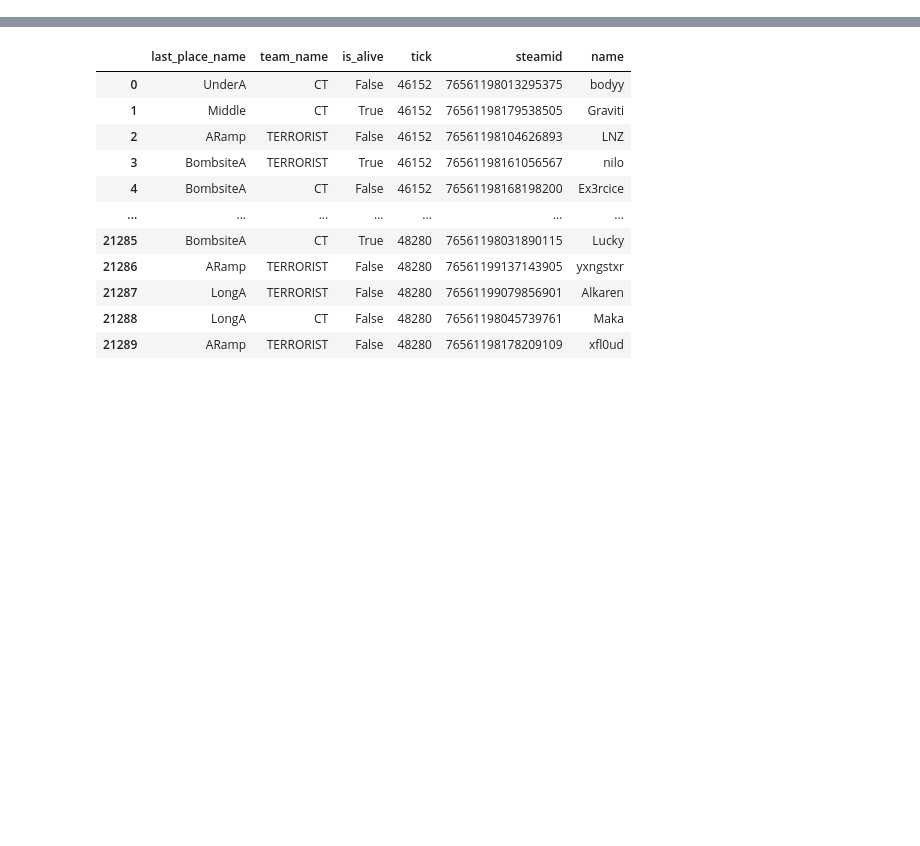
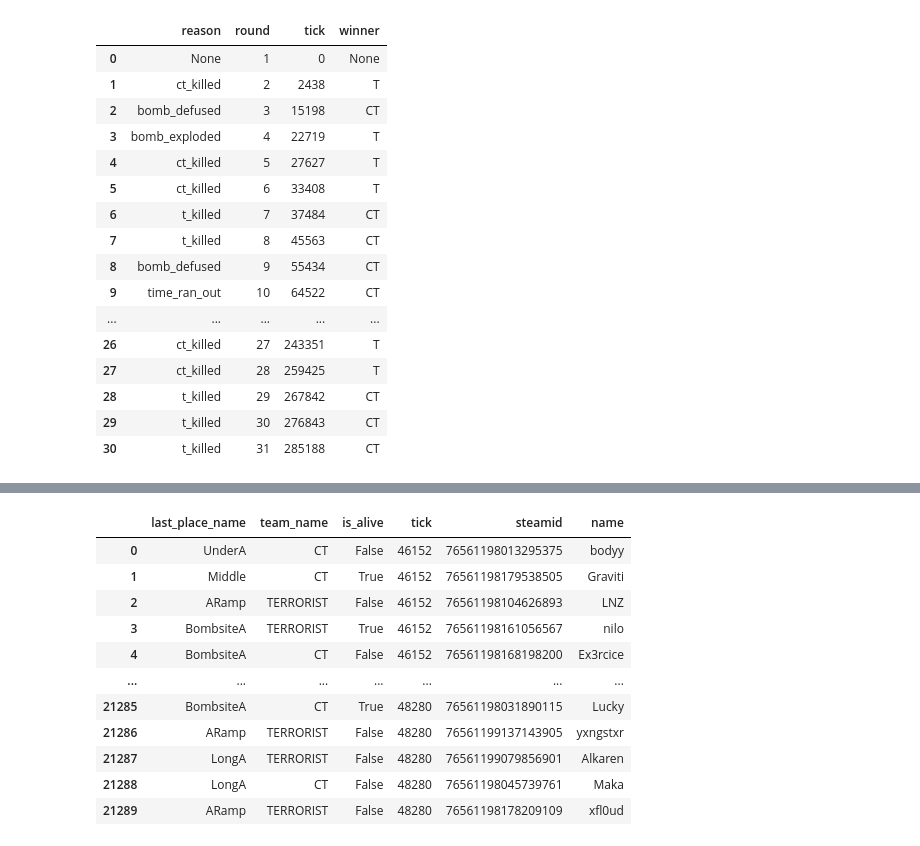
Before and after one commit to Zak9O/process-csgo-star-team, a Jupyter notebook: Experiment.ipynb, the cells around one changed output, grey strips where cells are left out. Cells and saved outputs as stored; diff of their text form; code cells hidden in the pictures; blank space fills up the shorter version.

```diff
--- a/Experiment.ipynb
+++ b/Experiment.ipynb
@@ -2,10 +4,10 @@
 from parser import Parser
 from demoparser2 import DemoParser
 # %%
-parser: DemoParser = DemoParser("heroic-vs-3dmax-m1-dust2.dem")
-parser_attributes = ["total_rounds_played"]
+parser: DemoParser = DemoParser("./Heroric_Dust2_demos/drgn-vs-ursa-m3-dust2.dem")
+parser_attributes = ["total_rounds_played", "round"]
 bomb_defused = parser.parse_event(
-    "bomb_defused", other=parser_attributes
+    "bomb_exploded", other=parser_attributes
 )
 bomb_planted = parser.parse_event(
     "bomb_planted", other=parser_attributes
@@ -12,0 +32,20 @@ bomb_planted = parser.parse_event(
+# %%
+parser.parse_event('round_end')
+# %% [output]
+|  | reason | round | tick | winner |
+| 0 | None | 1 | 0 | None |
+| 1 | ct_killed | 2 | 2438 | T |
+| 2 | bomb_defused | 3 | 15198 | CT |
+| 3 | bomb_exploded | 4 | 22719 | T |
+| 4 | ct_killed | 5 | 27627 | T |
+| 5 | ct_killed | 6 | 33408 | T |
+| 6 | t_killed | 7 | 37484 | CT |
+| 7 | t_killed | 8 | 45563 | CT |
+| 8 | bomb_defused | 9 | 55434 | CT |
+| 9 | time_ran_out | 10 | 64522 | CT |
+| ... | ... | ... | ... | ... |
+| 26 | ct_killed | 27 | 243351 | T |
+| 27 | ct_killed | 28 | 259425 | T |
+| 28 | t_killed | 29 | 267842 | CT |
+| 29 | t_killed | 30 | 276843 | CT |
+| 30 | t_killed | 31 | 285188 | CT |
```
Also changed, not shown: parts of 7 cells of this notebook, 3 other files.
